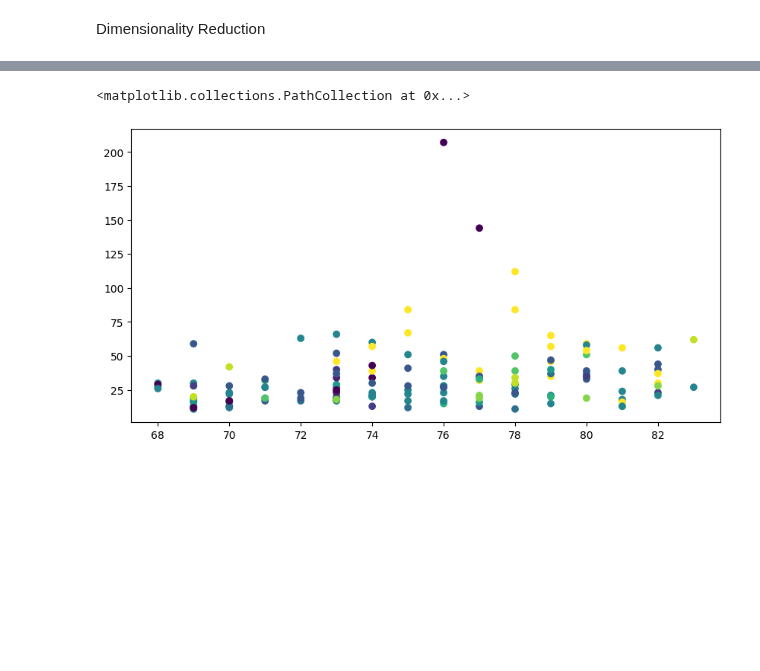
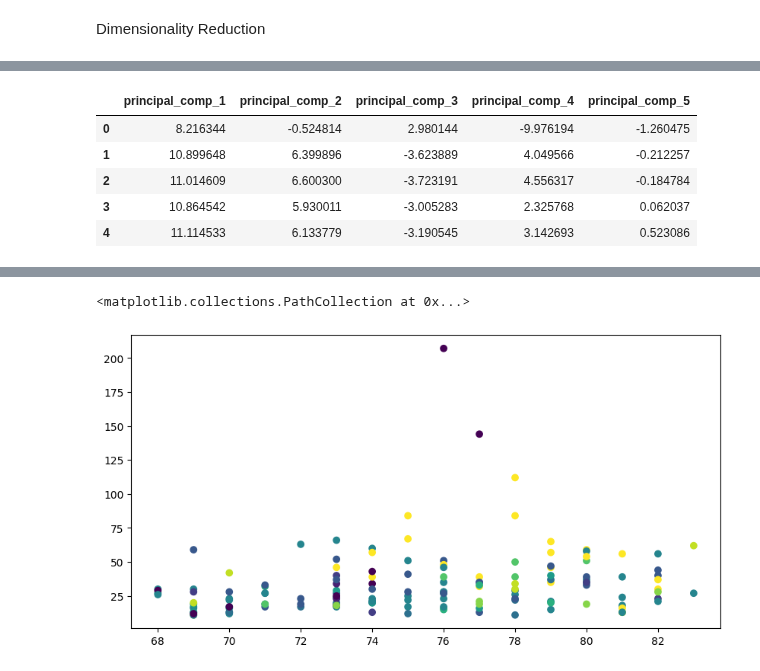
Before and after one commit to martza87/siads_696_mII, a Jupyter notebook: src/04_unsupervised_learning_model.ipynb, the cells around one changed output, grey strips where cells are left out. Drawn from its saved outputs; the diff is of its cells as text; code cells hidden in the pictures; blank space fills up the shorter version.

```diff
--- a/src/04_unsupervised_learning_model.ipynb
+++ b/src/04_unsupervised_learning_model.ipynb
@@ -181,0 +193,9 @@ print(labels)
+# %%
+principal_df.head()
+# %% [output]
+|  | principal_comp_1 | principal_comp_2 | principal_comp_3 | principal_comp_4 | principal_comp_5 |
+| 0 | 8.216344 | -0.524814 | 2.980144 | -9.976194 | -1.260475 |
+| 1 | 10.899648 | 6.399896 | -3.623889 | 4.049566 | -0.212257 |
+| 2 | 11.014609 | 6.600300 | -3.723191 | 4.556317 | -0.184784 |
+| 3 | 10.864542 | 5.930011 | -3.005283 | 2.325768 | 0.062037 |
+| 4 | 11.114533 | 6.133779 | -3.190545 | 3.142693 | 0.523086 |
```
Also changed, not shown: parts of 17 cells of this notebook, 2 other files.
